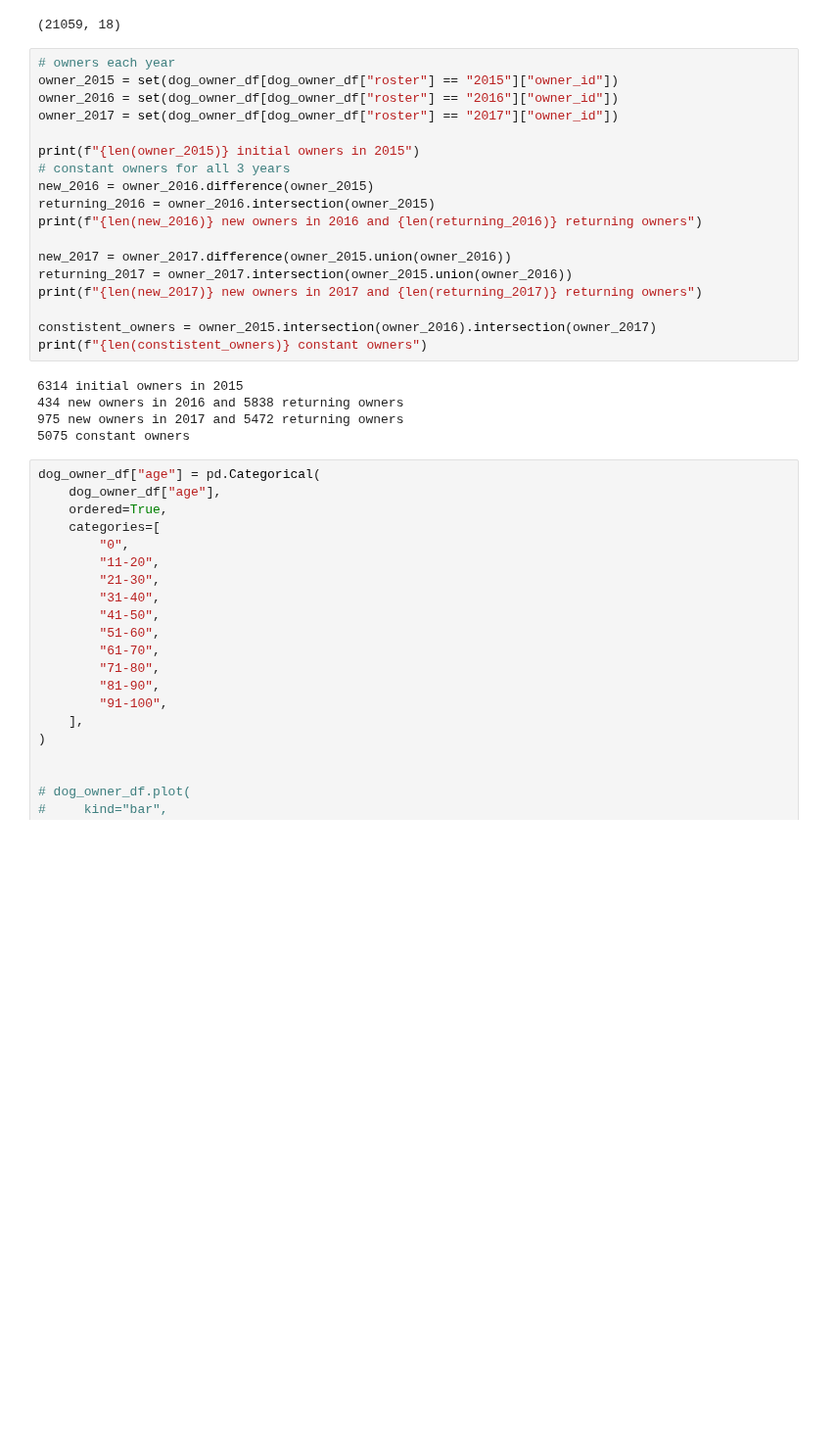
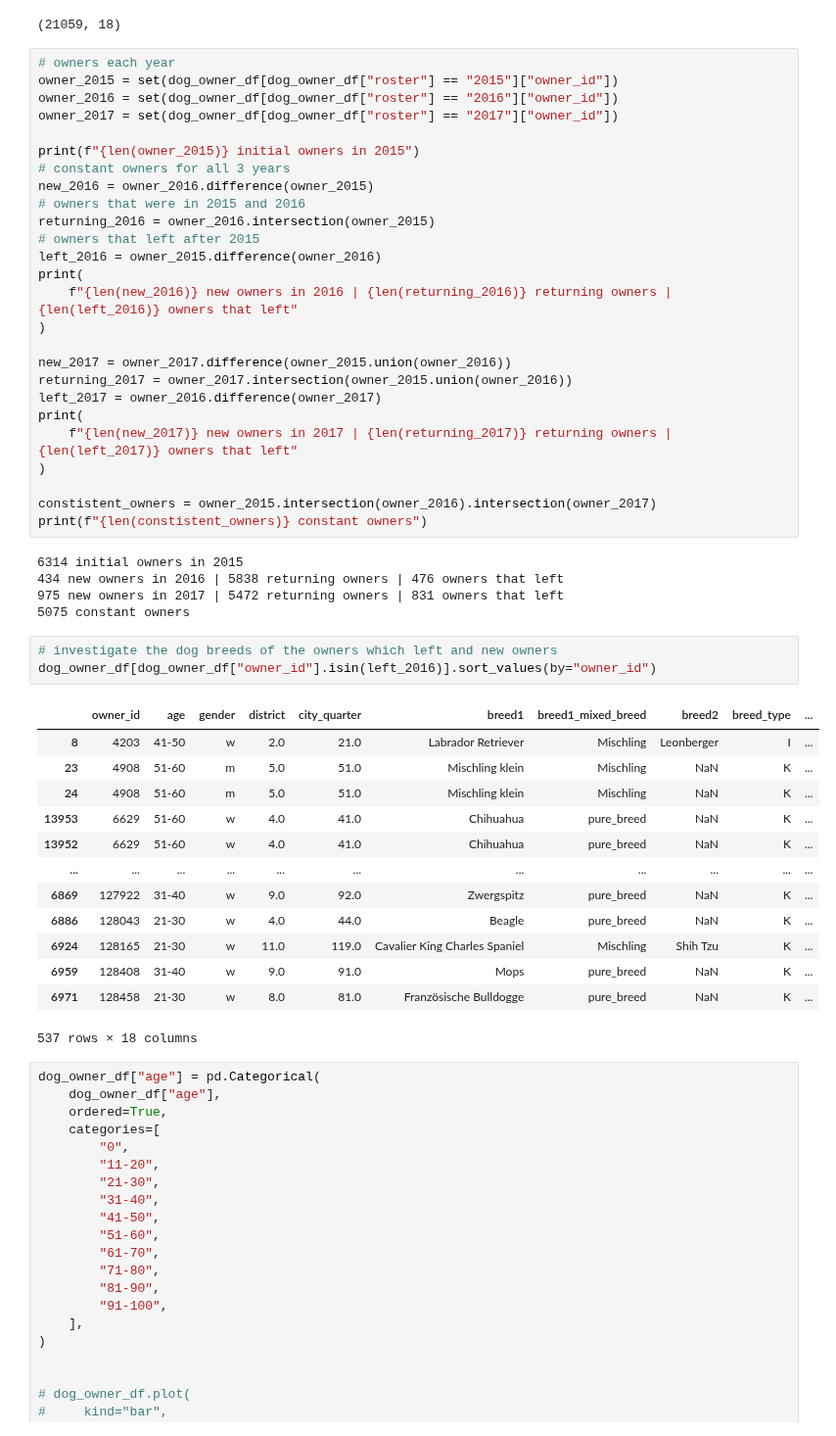
Before and after one commit to jonnross88/Springboard, a Jupyter notebook: u20_data_storytelling/dogs_of_zurich.ipynb, the cells around one changed output. Shown at 98% size. Saved outputs shown, nothing was run; the diff lists cells and outputs as text; blank space fills up the shorter version.

```diff
--- a/u20_data_storytelling/dogs_of_zurich.ipynb
+++ b/u20_data_storytelling/dogs_of_zurich.ipynb
@@ -534,20 +538,45 @@ owner_2017 = set(dog_owner_df[dog_owner_df["roster"] == "2017"]["owner_id"])
 print(f"{len(owner_2015)} initial owners in 2015")
 # constant owners for all 3 years
 new_2016 = owner_2016.difference(owner_2015)
+# owners that were in 2015 and 2016
 returning_2016 = owner_2016.intersection(owner_2015)
-print(f"{len(new_2016)} new owners in 2016 and {len(returning_2016)} returning owners")
+# owners that left after 2015
+left_2016 = owner_2015.difference(owner_2016)
+print(
+    f"{len(new_2016)} new owners in 2016 | {len(returning_2016)} returning owners | {len(left_2016)} owners that left"
+)
 
 new_2017 = owner_2017.difference(owner_2015.union(owner_2016))
 returning_2017 = owner_2017.intersection(owner_2015.union(owner_2016))
-print(f"{len(new_2017)} new owners in 2017 and {len(returning_2017)} returning owners")
+left_2017 = owner_2016.difference(owner_2017)
+print(
+    f"{len(new_2017)} new owners in 2017 | {len(returning_2017)} returning owners | {len(left_2017)} owners that left"
+)
 
 constistent_owners = owner_2015.intersection(owner_2016).intersection(owner_2017)
 print(f"{len(constistent_owners)} constant owners")
 # %% [output]
 6314 initial owners in 2015
-434 new owners in 2016 and 5838 returning owners
-975 new owners in 2017 and 5472 returning owners
+434 new owners in 2016 | 5838 returning owners | 476 owners that left
+975 new owners in 2017 | 5472 returning owners | 831 owners that left
 5075 constant owners
+# %%
+# investigate the dog breeds of the owners which left and new owners
+dog_owner_df[dog_owner_df["owner_id"].isin(left_2016)].sort_values(by="owner_id")
+# %% [output]
+|  | owner_id | age | gender | district | city_quarter | breed1 | breed1_mixed_breed | breed2 | breed_type | ... |
+| 8 | 4203 | 41-50 | w | 2.0 | 21.0 | Labrador Retriever | Mischling | Leonberger | I | ... |
+| 23 | 4908 | 51-60 | m | 5.0 | 51.0 | Mischling klein | Mischling | NaN | K | ... |
+| 24 | 4908 | 51-60 | m | 5.0 | 51.0 | Mischling klein | Mischling | NaN | K | ... |
+| 13953 | 6629 | 51-60 | w | 4.0 | 41.0 | Chihuahua | pure_breed | NaN | K | ... |
+| 13952 | 6629 | 51-60 | w | 4.0 | 41.0 | Chihuahua | pure_breed | NaN | K | ... |
+| ... | ... | ... | ... | ... | ... | ... | ... | ... | ... | ... |
+| 6869 | 127922 | 31-40 | w | 9.0 | 92.0 | Zwergspitz | pure_breed | NaN | K | ... |
+| 6886 | 128043 | 21-30 | w | 4.0 | 44.0 | Beagle | pure_breed | NaN | K | ... |
+| 6924 | 128165 | 21-30 | w | 11.0 | 119.0 | Cavalier King Charles Spaniel | Mischling | Shih Tzu | K | ... |
+| 6959 | 128408 | 31-40 | w | 9.0 | 91.0 | Mops | pure_breed | NaN | K | ... |
+| 6971 | 128458 | 21-30 | w | 8.0 | 81.0 | Französische Bulldogge | pure_breed | NaN | K | ... |
+537 rows × 18 columns
 # %%
 dog_owner_df["age"] = pd.Categorical(
     dog_owner_df["age"],
```
Also changed, not shown: parts of 18 cells of this notebook, 3 other files.
